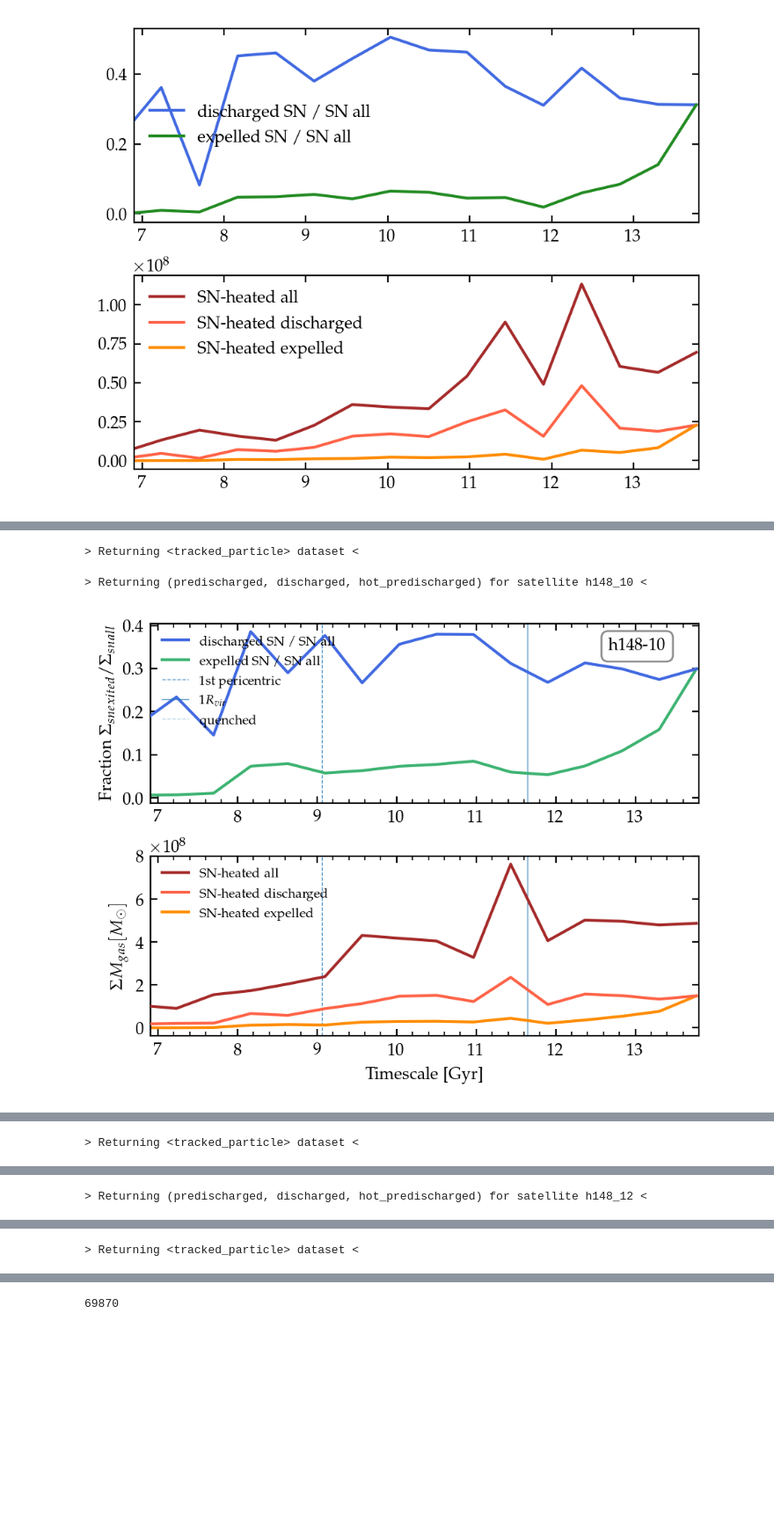
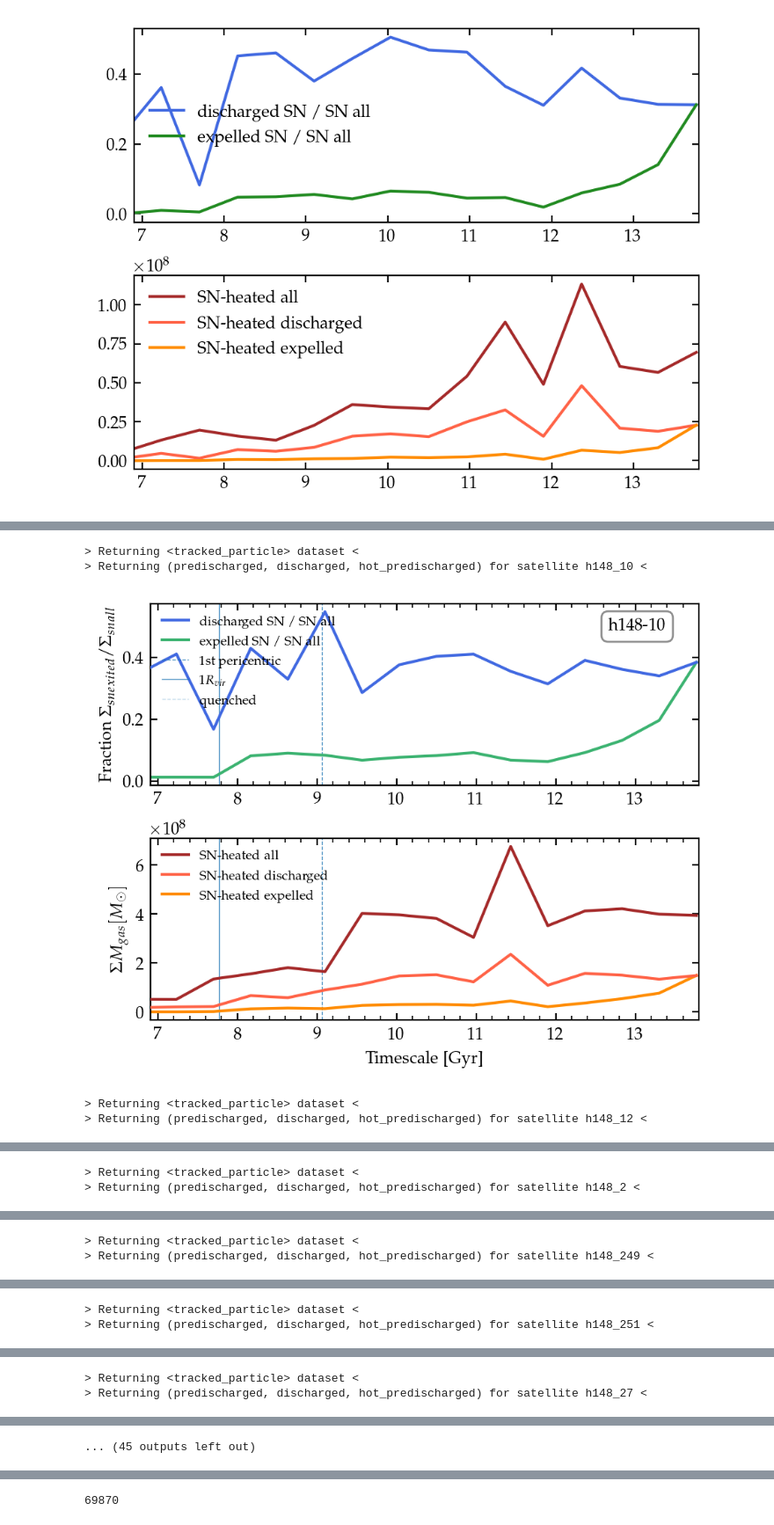
Before and after one commit to avocado-mw/SNe-heated_Gas_Flow, a Jupyter notebook: snheating.ipynb, the cells around one changed output, grey strips where cells are left out. Shown at 88% size. Drawn from its saved outputs; the diff is of its cells as text; code cells hidden in the pictures; blank space fills up the shorter version.

```diff
--- a/snheating.ipynb
+++ b/snheating.ipynb
@@ -4,7 +8,7 @@ from base import *
 from analysis import *
 from compiler import *
 
-path = f'{rootPath}SNe-heated_Gas_Flow/SNeData/expelled_particles.hdf5'
+path = f'{rootPath}SNe-heated_Gas_Flow/SNeData/heated_all_particles.hdf5'
 with h5py.File(path) as data:
     print(len(data.keys()), 'Available keys:', *data.keys())
 # %% [output]
@@ -73,7 +64,9 @@ def calc_snHeated(particles):
     """
     This function detects the gas particles that are sn-heated by comparing the coolontime
     with the time 1 timestep before. Since the detection of sn-heating doesn't depend on any positional argument,
-    this includes both particles being discharged and not.
+    this includes gas particles being SN-heated at any point. However, in order to avoid counting gas particles
+    that are outside the satellite, as those are likely not heated by the satellite,
+    we should constrain only within the satellite.
     """
     #iterate detection process by pids
     pids = np.unique(particles['pid'])
@@ -96,6 +89,8 @@ def calc_snHeated(particles):
         index = np.append(index, indexLocal)
     #based on detected indices, find the designated rows from original dataframe
     heated = particles[particles.index.isin(index)]
+    #drop if gas is outside satellite (e.g. host, other sat, IGM)
+    heated = heated[heated['in_sat']==True]
 
     return heated
 # %%
@@ -168,14 +202,10 @@ keys = ['h148_10', 'h148_12', 'h148_2', 'h148_249', 'h148_251', 'h148_27', 'h148
 
 start = time.time()
 #load distance from host information
-r_data = pd.read_csv(f'{rootPath}SNe-heated_Gas_Flow/SNeData/all-satellite-information.csv')
+r_data = pd.read_csv(f'{rootPath}SNe-heated_Gas_Flow/SNeData/all-satellite-information-2.csv')
 
 for key in keys:
     #run for all other satellites
-
-    #fraction of discharged/heated
-    bins = 30
-    rangeMax = 14
 
     #load particles
     sim = str(key[:4])
@@ -183,10 +213,13 @@ for key in keys:
     particles = read_tracked_particles(sim, haloid)
 
     # all snheated gas, binned
-    heated_all = calc_snHeated(particles) #7/25 redefined
-    #save
     filepath = f'{rootPath}SNe-heated_Gas_Flow/SNeData/heated_all_particles.hdf5'
-    heated_all.to_hdf(filepath, key=key)
+    heated_all = pd.read_hdf(filepath, key=key)
+
+    #fraction of discharged/heated
+    bins = 30
+    rangeMax = 14
+
     #bin
     snt, x = np.histogram(heated_all.time, bins=bins, range=(0,rangeMax))
 
@@ -202,7 +235,7 @@ for key in keys:
     #bin
     expt, x = np.histogram(heated_exp.time, bins=bins, range=(0,rangeMax))
 
-    # computing fraction dist/snt at each radial position.
+    # computing fraction dist/snt
     fracDis = np.array([])
     fracExp = np.array([])
 
@@ -220,7 +253,7 @@ for key in keys:
     ax[0].plot(bincenters, fracDis, c = 'royalblue', label='discharged SN / SN all', zorder = 3)
     ax[0].plot(bincenters, fracExp, c = 'mediumseagreen', label='expelled SN / SN all', zorder = 2)
     ax[0].set_ylabel('Fraction $\Sigma_{sn exited} / \Sigma_{sn all}$')
-    ax[0].set_xlim(np.min(heated_dis.time), np.max(heated_dis.time))
+    ax[0].set_xlim(np.min(heated_all.time), np.max(heated_all.time))
     ax[0].tick_params(direction='in',which='both',right=True,top=True)
 
 
@@ -234,7 +267,7 @@ for key in keys:
     ax[1].plot(bincenters, snall, label='SN-heated all', c='brown', zorder = 4)
     ax[1].plot(bincenters, sndischarged, label='SN-heated discharged', c='tomato', zorder = 3)
     ax[1].plot(bincenters, snexpelled, label='SN-heated expelled', c='darkorange', zorder = 2)
-    ax[1].set_xlim(np.min(heated_dis.time), np.max(heated_dis.time))
+    ax[1].set_xlim(np.min(heated_all.time), np.max(heated_all.time))
     ax[1].set_xlabel('Timescale [Gyr]')
     ax[1].set_ylabel('$\Sigma M_{gas} [M_{\odot}]$')
 
@@ -245,33 +278,35 @@ for key in keys:
     vir_time = float(r_data_read['t_1Rvir_from_Host'])
     q_time = float(r_data_read['tquench'])
 
     #make a vertical line indicating those instances
     ax[0].axvline(x=p_time, linestyle='dashed', label='1st pericentric',
                  alpha = 0.8, linewidth = 0.5, zorder = 1)
     ax[1].axvline(x=p_time, linestyle='dashed', alpha = 0.8, linewidth = 0.5, zorder = 1)
     ax[0].axvline(x=vir_time, linestyle='solid', label='$1 R_{vir}$',
                  alpha = 0.8, linewidth = 0.5, zorder = 1)
     ax[1].axvline(x=vir_time, linestyle='solid', alpha = 0.8, linewidth = 0.5, zorder = 1)
     if not q_time == np.nan: #it's quenched
         ax[0].axvline(x=q_time, linestyle='dashed', label='quenched',
                      alpha = 0.3, linewidth = 0.5, zorder = 1)
         ax[1].axvline(x=q_time, linestyle='dashed', alpha = 0.3, linewidth = 0.5, zorder = 1)
 
     ax[0].legend(fontsize=7,loc='upper left')
     ax[1].legend(fontsize=7,loc='upper left')
     ax[0].xaxis.set_minor_locator(mpl.ticker.MultipleLocator(0.2))
     ax[0].annotate(f"{key.replace('_','-')}", (0.94, 0.92), xycoords='axes fraction', ha='right', va='top',
                 bbox=dict(boxstyle='round,pad=0.4', fc='w', ec='0.5', alpha=0.9), zorder=100)
     ax[1].tick_params(direction='in',which='both',right=True,top=True)
     ax[1].xaxis.set_minor_locator(mpl.ticker.MultipleLocator(0.2))
 
     #save
     plt.savefig(f'plots/{key}_fracSN_NEW.pdf')
     plt.show()
 
 end = time.time()
-print("Program finished execution: ", end - start, " s")
+print("Program finished execution: ", end - start, " s") #took 322s
 # %% [output]
 > Returning <tracked_particle> dataset <
+> Returning (predischarged, discharged, hot_predischarged) for satellite h148_10 <
+[figure, new version]
-> Returning (predischarged, discharged, hot_predischarged) for satellite h148_10 <
+> Returning <tracked_particle> dataset <
+> Returning (predischarged, discharged, hot_predischarged) for satellite h148_12 <
-[figure, old version]
@@ -278 +314,2 @@ print("Program finished execution: ", end - start, " s")
 > Returning <tracked_particle> dataset <
+> Returning (predischarged, discharged, hot_predischarged) for satellite h148_2 <
@@ -279 +317,2 @@ print("Program finished execution: ", end - start, " s")
-> Returning (predischarged, discharged, hot_predischarged) for satellite h148_12 <
+> Returning <tracked_particle> dataset <
+> Returning (predischarged, discharged, hot_predischarged) for satellite h148_249 <
@@ -281 +320,2 @@ print("Program finished execution: ", end - start, " s")
 > Returning <tracked_particle> dataset <
+> Returning (predischarged, discharged, hot_predischarged) for satellite h148_251 <
@@ -281,0 +323,2 @@ print("Program finished execution: ", end - start, " s")
+> Returning <tracked_particle> dataset <
+> Returning (predischarged, discharged, hot_predischarged) for satellite h148_27 <
@@ -281,0 +326 @@ print("Program finished execution: ", end - start, " s")
+... (45 outputs left out)
```
Also changed, not shown: parts of 22 cells of this notebook, 3 other files.
